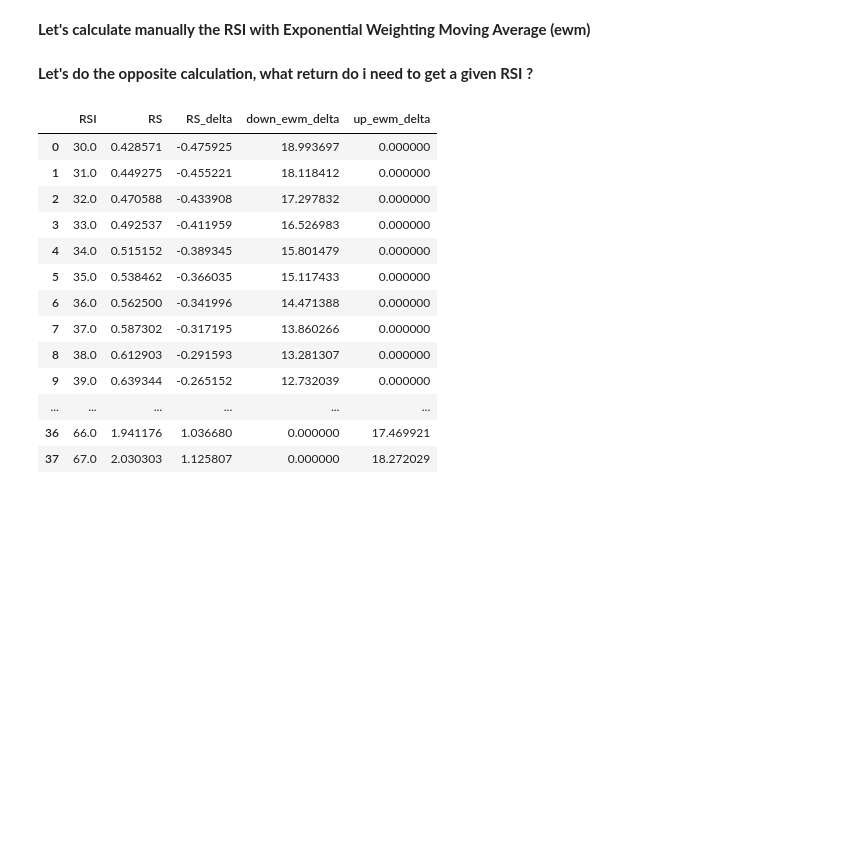
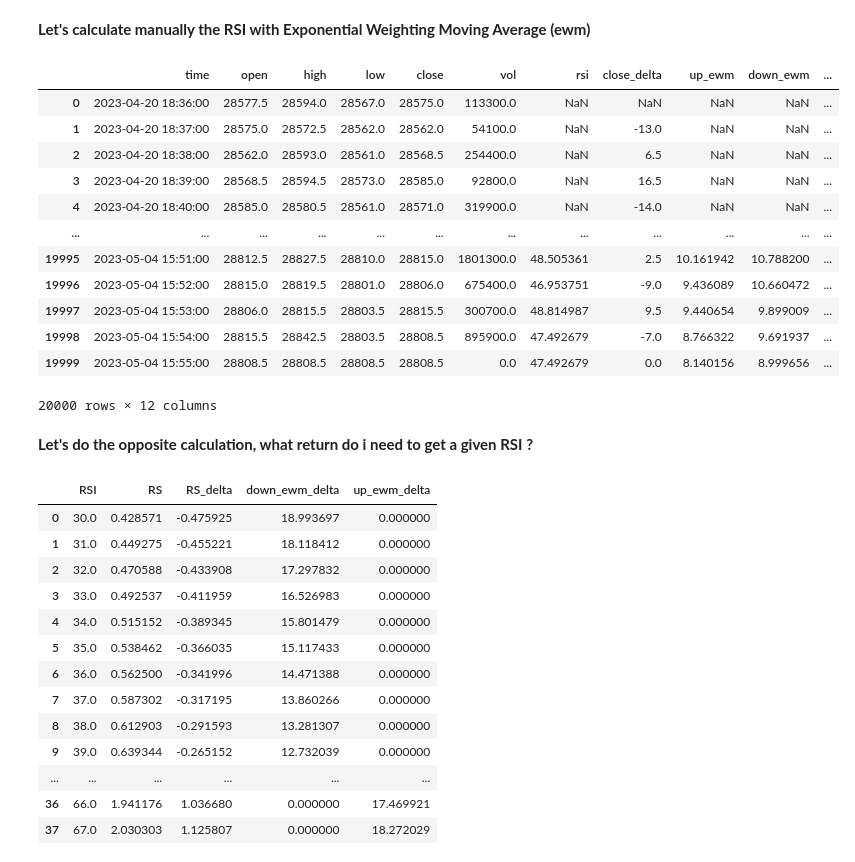
Before and after one commit to Eliegautie/algorithmic-trading-workshops, a Jupyter notebook: Backtest RSI strategy.ipynb, the cells around one changed output. Drawn from its saved outputs; the diff is of its cells as text; code cells hidden in the pictures; blank space fills up the shorter version.

```diff
--- a/Backtest RSI strategy.ipynb
+++ b/Backtest RSI strategy.ipynb
@@ -199,12 +180,27 @@ df['close_delta'] = df['close'] - df['close'].shift(1)
 # %%
 up = df['close_delta'].clip(lower=0)
 down = -1 * df['close_delta'].clip(upper=0)
 df['up_ewm'] = up.ewm(alpha=1/14, min_periods = 14).mean()
 df['down_ewm'] = down.ewm(alpha=1/14, min_periods = 14).mean()
 
 
 df['rs_ewm'] = df['up_ewm'] / df['down_ewm']
 df['rsi_ewm'] = 100 - (100/(1 + df['rs_ewm']))
+df
+# %% [output]
+|  | time | open | high | low | close | vol | rsi | close_delta | up_ewm | down_ewm | ... |
+| 0 | 2023-04-20 18:36:00 | 28577.5 | 28594.0 | 28567.0 | 28575.0 | 113300.0 | NaN | NaN | NaN | NaN | ... |
+| 1 | 2023-04-20 18:37:00 | 28575.0 | 28572.5 | 28562.0 | 28562.0 | 54100.0 | NaN | -13.0 | NaN | NaN | ... |
+| 2 | 2023-04-20 18:38:00 | 28562.0 | 28593.0 | 28561.0 | 28568.5 | 254400.0 | NaN | 6.5 | NaN | NaN | ... |
+| 3 | 2023-04-20 18:39:00 | 28568.5 | 28594.5 | 28573.0 | 28585.0 | 92800.0 | NaN | 16.5 | NaN | NaN | ... |
+| 4 | 2023-04-20 18:40:00 | 28585.0 | 28580.5 | 28561.0 | 28571.0 | 319900.0 | NaN | -14.0 | NaN | NaN | ... |
+| ... | ... | ... | ... | ... | ... | ... | ... | ... | ... | ... | ... |
+| 19995 | 2023-05-04 15:51:00 | 28812.5 | 28827.5 | 28810.0 | 28815.0 | 1801300.0 | 48.505361 | 2.5 | 10.161942 | 10.788200 | ... |
+| 19996 | 2023-05-04 15:52:00 | 28815.0 | 28819.5 | 28801.0 | 28806.0 | 675400.0 | 46.953751 | -9.0 | 9.436089 | 10.660472 | ... |
+| 19997 | 2023-05-04 15:53:00 | 28806.0 | 28815.5 | 28803.5 | 28815.5 | 300700.0 | 48.814987 | 9.5 | 9.440654 | 9.899009 | ... |
+| 19998 | 2023-05-04 15:54:00 | 28815.5 | 28842.5 | 28803.5 | 28808.5 | 895900.0 | 47.492679 | -7.0 | 8.766322 | 9.691937 | ... |
+| 19999 | 2023-05-04 15:55:00 | 28808.5 | 28808.5 | 28808.5 | 28808.5 | 0.0 | 47.492679 | 0.0 | 8.140156 | 8.999656 | ... |
+20000 rows × 12 columns
 # %% [markdown]
 **Let's do the opposite calculation, what return do i need to get a given RSI ?**
 # %%
```
Also changed, not shown: parts of 4 cells of this notebook.
